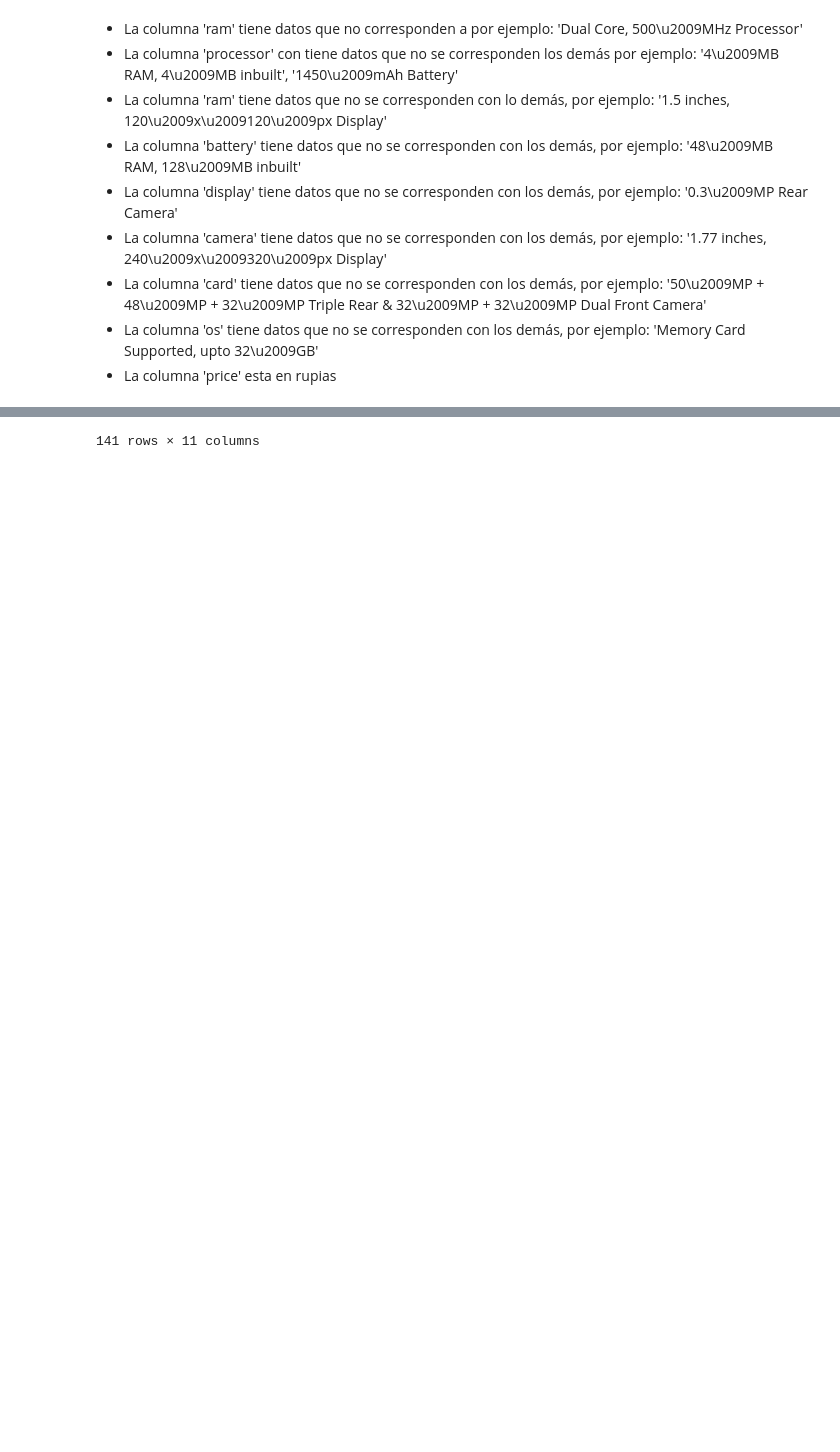
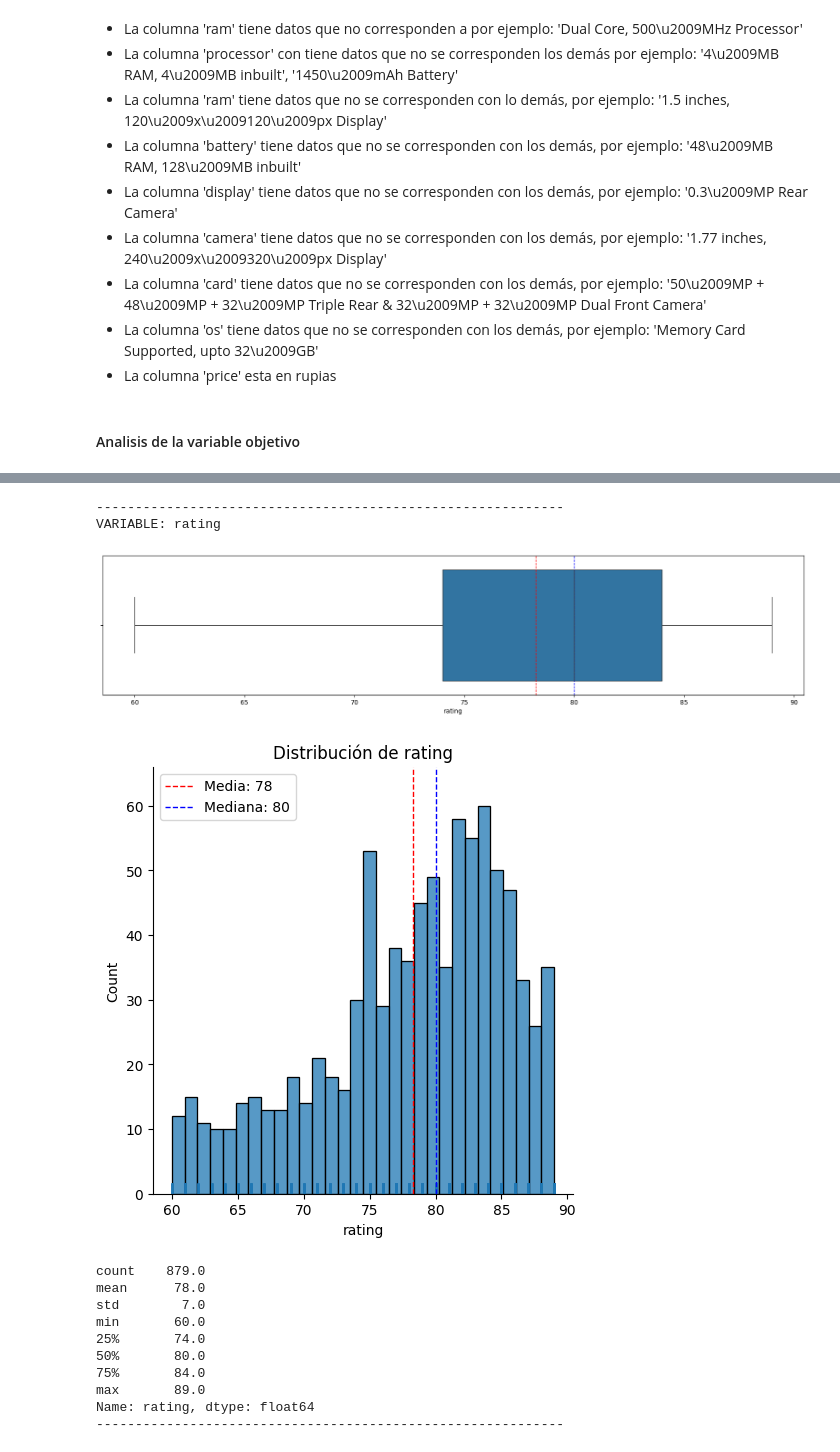
Before and after one commit to mariaortizz/DS_PT_09_2023, a Jupyter notebook: trabajo_diciembre/maria_ortiz.ipynb, the cells around one changed output, grey strips where cells are left out. Cells and saved outputs as stored; diff of their text form; code cells hidden in the pictures; blank space fills up the shorter version.

```diff
--- a/trabajo_diciembre/maria_ortiz.ipynb
+++ b/trabajo_diciembre/maria_ortiz.ipynb
@@ -77,6 +93,8 @@ f.cardinalidad(df)
 - La columna 'card' tiene datos que no se corresponden con los demás, por ejemplo: '50\u2009MP + 48\u2009MP + 32\u2009MP Triple Rear & 32\u2009MP + 32\u2009MP Dual Front Camera'
 - La columna 'os' tiene datos que no se corresponden con los demás, por ejemplo: 'Memory Card Supported, upto 32\u2009GB'
 - La columna 'price' esta en rupias
+# %% [markdown]
+#### Analisis de la variable objetivo
 # %%
-df[df['rating'].isna()]
+f.graficos_variables_cuant(df[['rating']])
 # %% [output]
@@ -95 +101,14 @@ df[df['rating'].isna()]
-141 rows × 11 columns
+------------------------------------------------------------
+VARIABLE: rating
+[figure, added]
+[figure, added]
+count    879.0
+mean      78.0
+std        7.0
+min       60.0
+25%       74.0
+50%       80.0
+75%       84.0
+max       89.0
+Name: rating, dtype: float64
+------------------------------------------------------------
```
Also changed, not shown: parts of 25 cells of this notebook, 1 other file.
